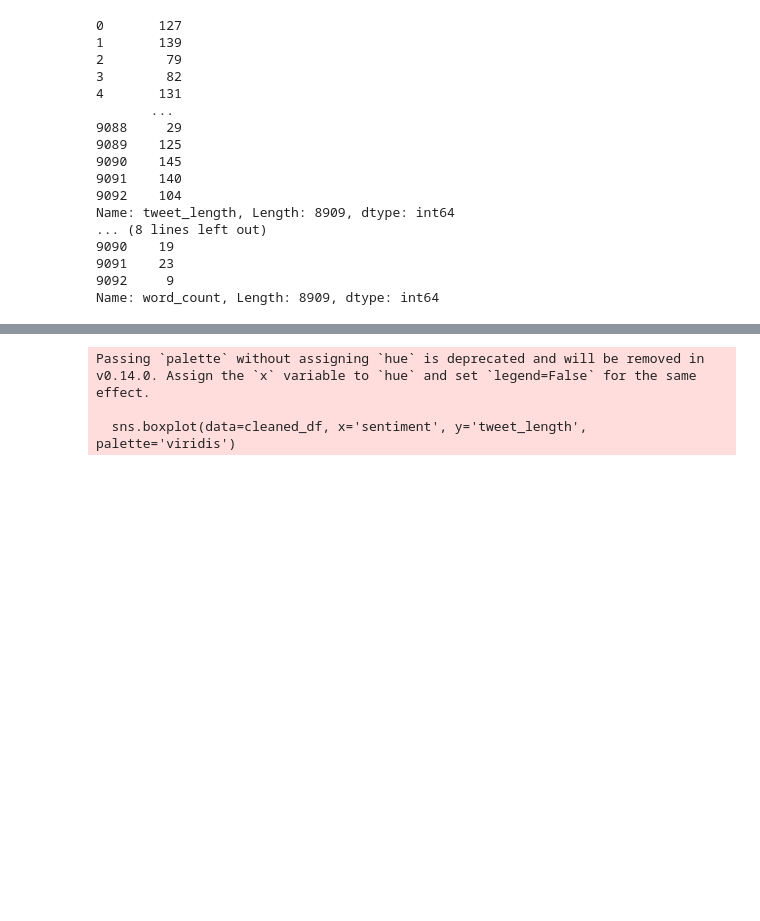
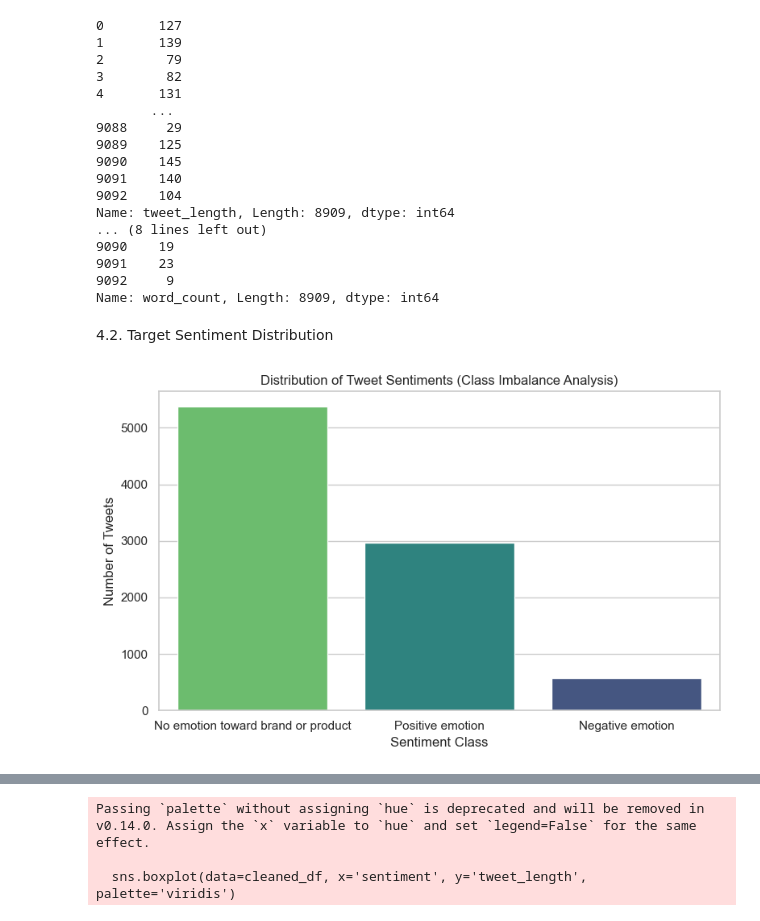
Before and after one commit to CharityNduati/Twitter-Product-Sentiment-Analysis, a Jupyter notebook: twitter_product_sentiment_analysis.ipynb, the cells around one changed output, grey strips where cells are left out. Saved outputs shown, nothing was run; the diff lists cells and outputs as text; code cells hidden in the pictures; blank space fills up the shorter version.

```diff
--- a/twitter_product_sentiment_analysis.ipynb
+++ b/twitter_product_sentiment_analysis.ipynb
@@ -292,3 +292,17 @@ Name: tweet_length, Length: 8909, dtype: int64
 9091    23
 9092     9
 Name: word_count, Length: 8909, dtype: int64
+# %% [markdown]
+4.2. Target Sentiment Distribution
+# %%
+plt.figure(figsize=(8, 5))
+order = cleaned_df['sentiment'].value_counts().index
+sns.countplot(data=cleaned_df, x='sentiment', order=order,hue = 'sentiment', palette='viridis')
+plt.title('Distribution of Tweet Sentiments (Class Imbalance Analysis)')
+plt.xlabel('Sentiment Class')
+plt.ylabel('Number of Tweets')
+plt.tight_layout()
+plt.savefig('eda_sentiment_distribution.png')
+plt.show()
+# %% [output]
+[figure, added]
```
Also changed, not shown: parts of 3 cells of this notebook, 1 other file.
